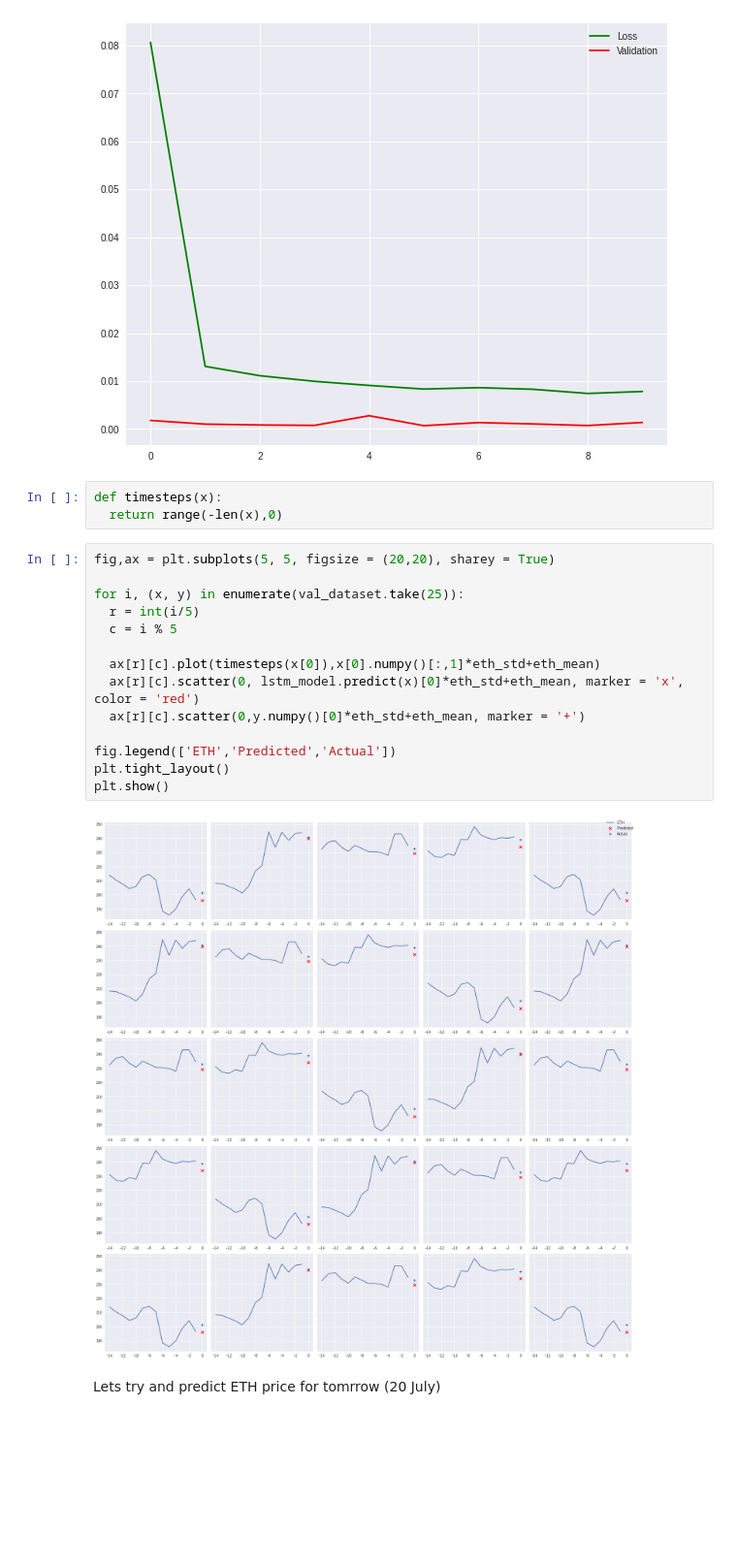
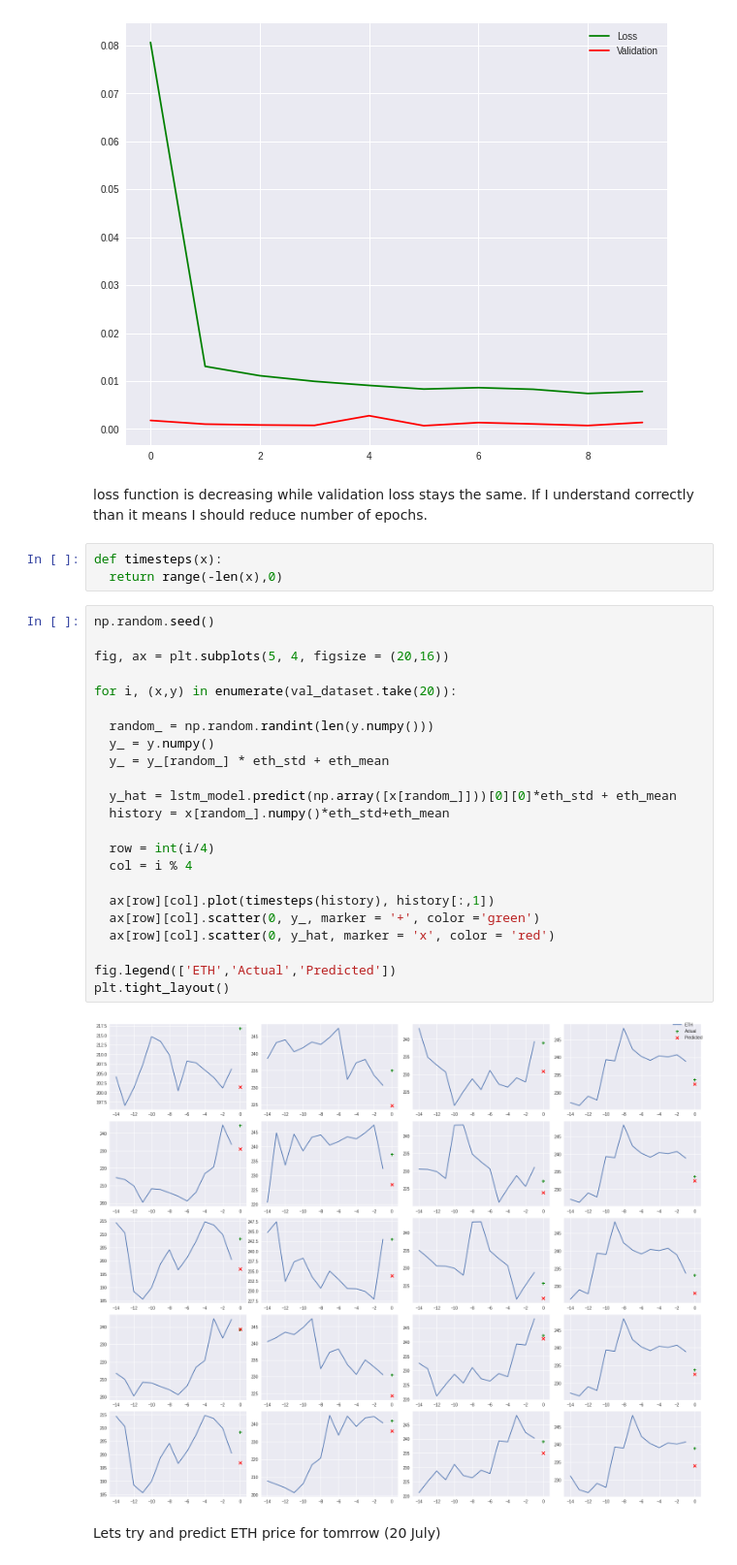
Before and after one commit to bm1125/bitcoin-lstm, a Jupyter notebook: ETH_LSTM.ipynb, the cells around one changed output. Shown at 97% size. Drawn from its saved outputs; the diff is of its cells as text; blank space fills up the shorter version.

```diff
--- a/ETH_LSTM.ipynb
+++ b/ETH_LSTM.ipynb
@@ -138,25 +138,36 @@ plt.legend(['Loss','Validation'])
 plt.show()
 # %% [output]
 [figure]
+# %% [markdown]
+loss function is decreasing while validation loss stays the same. If I understand correctly than it means I should reduce number of epochs.
 # %%
 def timesteps(x):
   return range(-len(x),0)
-# %%
-fig,ax = plt.subplots(5, 5, figsize = (20,20), sharey = True)
-
-for i, (x, y) in enumerate(val_dataset.take(25)):
-  r = int(i/5)
-  c = i % 5
-
-  ax[r][c].plot(timesteps(x[0]),x[0].numpy()[:,1]*eth_std+eth_mean)
-  ax[r][c].scatter(0, lstm_model.predict(x)[0]*eth_std+eth_mean, marker = 'x', color = 'red')
-  ax[r][c].scatter(0,y.numpy()[0]*eth_std+eth_mean, marker = '+')
-
-fig.legend(['ETH','Predicted','Actual'])
-plt.tight_layout()
-plt.show()
-# %% [output]
-[figure, removed]
+# %%
+np.random.seed()
+
+fig, ax = plt.subplots(5, 4, figsize = (20,16))
+
+for i, (x,y) in enumerate(val_dataset.take(20)):
+
+  random_ = np.random.randint(len(y.numpy()))
+  y_ = y.numpy()
+  y_ = y_[random_] * eth_std + eth_mean
+
+  y_hat = lstm_model.predict(np.array([x[random_]]))[0][0]*eth_std + eth_mean
+  history = x[random_].numpy()*eth_std+eth_mean
+
+  row = int(i/4)
+  col = i % 4
+
+  ax[row][col].plot(timesteps(history), history[:,1])
+  ax[row][col].scatter(0, y_, marker = '+', color ='green')
+  ax[row][col].scatter(0, y_hat, marker = 'x', color = 'red')
+
+fig.legend(['ETH','Actual','Predicted'])
+plt.tight_layout()
+# %% [output]
+[figure, added]
 # %% [markdown]
 Lets try and predict ETH price for tomrrow (20 July)
 # %%
```
Also changed, not shown: parts of 5 cells of this notebook.
